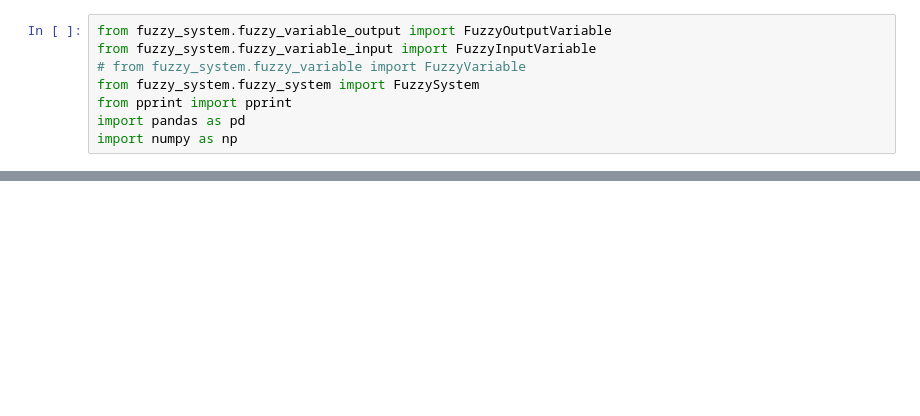
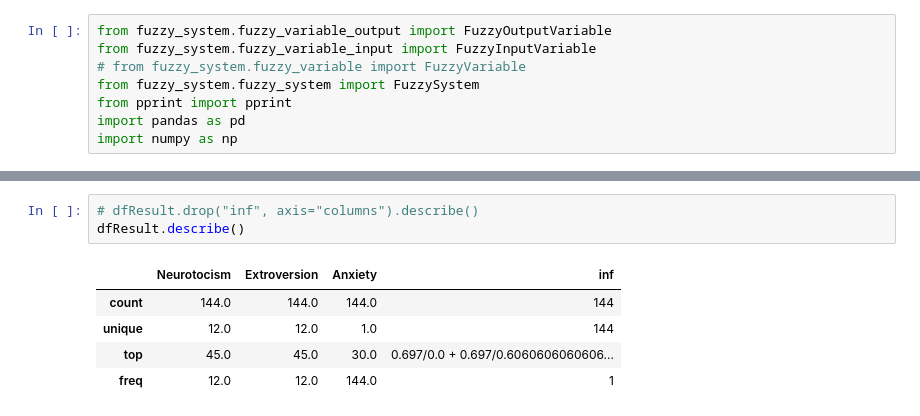
Before and after one commit to adibenc/fz-mamdani, a Jupyter notebook: fz-md1.ipynb, the cells around one changed output, grey strips where cells are left out. Saved outputs shown, nothing was run; the diff lists cells and outputs as text; blank space fills up the shorter version.

```diff
--- a/fz-md1.ipynb
+++ b/fz-md1.ipynb
@@ -164,0 +279,9 @@ dfResult.drop("inf", axis="columns").describe()
+# %%
+# dfResult.drop("inf", axis="columns").describe()
+dfResult.describe()
+# %% [output]
+|  | Neurotocism | Extroversion | Anxiety | inf |
+| count | 144.0 | 144.0 | 144.0 | 144 |
+| unique | 12.0 | 12.0 | 1.0 | 144 |
+| top | 45.0 | 45.0 | 30.0 | 0.697/0.0 + 0.697/0.6060606060606... |
+| freq | 12.0 | 12.0 | 144.0 | 1 |
```
Also changed, not shown: parts of 6 cells of this notebook, 1 other file.
